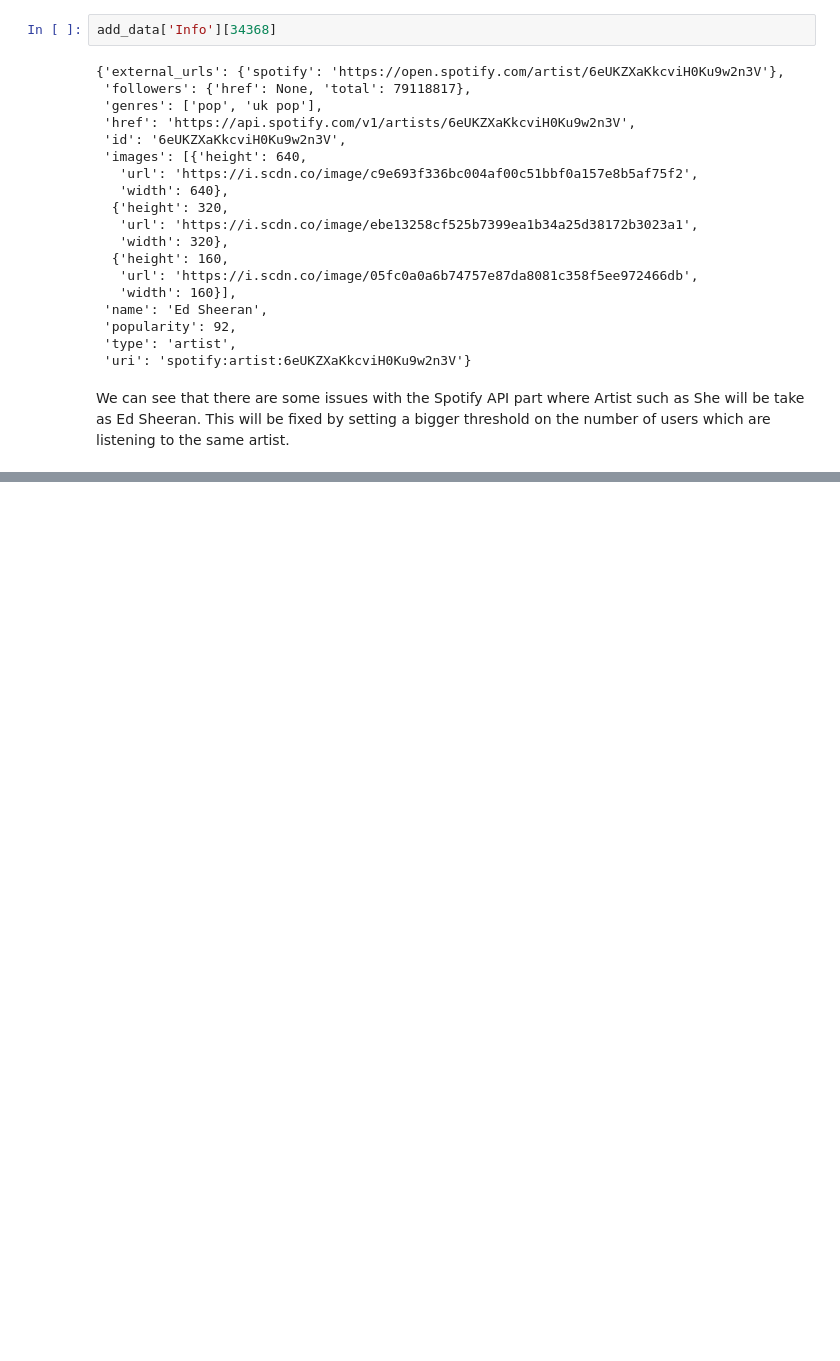
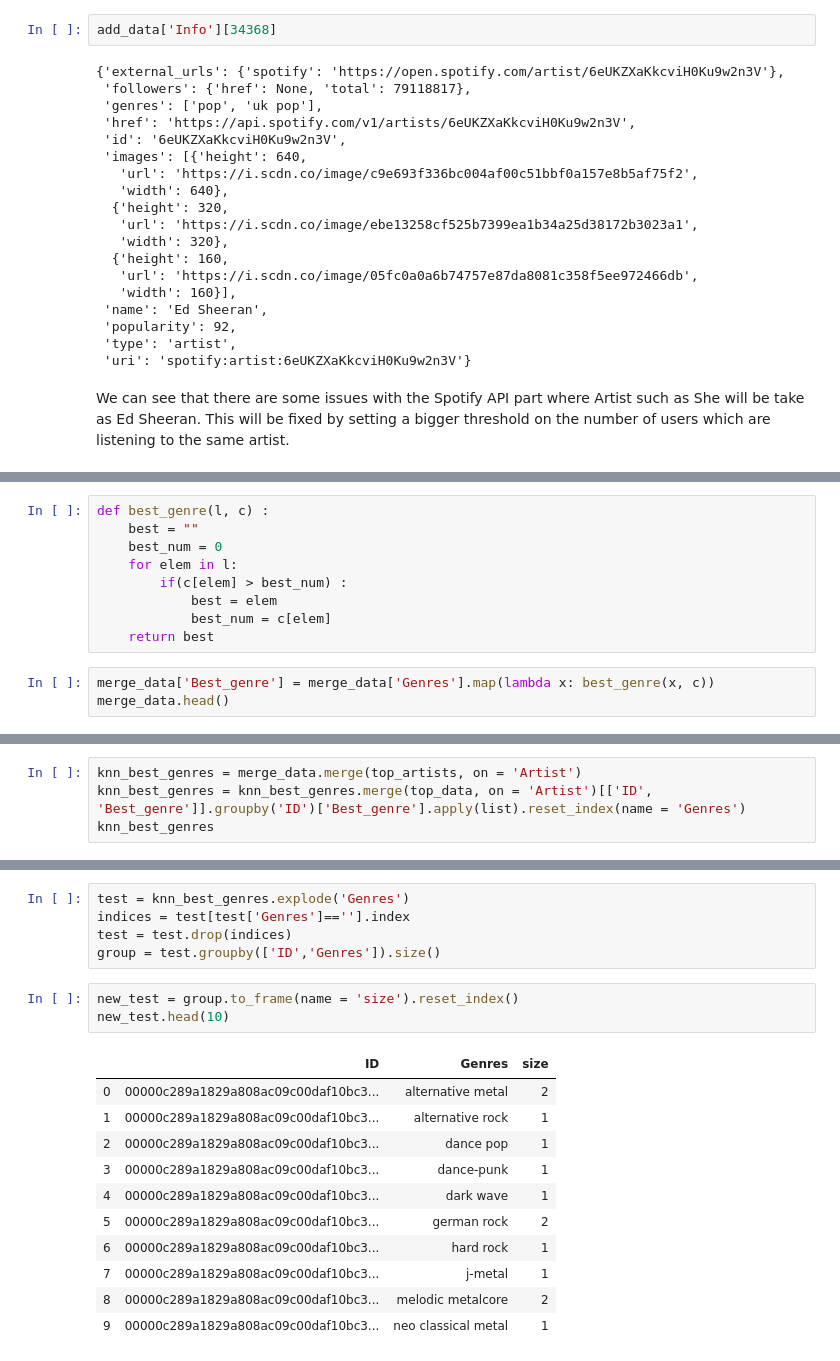
Before and after one commit to Caotick/mlbd-project, a Jupyter notebook: mlbd_project_spotify_api.ipynb, the cells around one changed output, grey strips where cells are left out. Cells and saved outputs as stored; diff of their text form; blank space fills up the shorter version.

Commit message:
knn based on genres added

```diff
--- a/mlbd_project_spotify_api.ipynb
+++ b/mlbd_project_spotify_api.ipynb
@@ -336,0 +471,12 @@ multipleUsers
+# %%
+def best_genre(l, c) :
+    best = ""
+    best_num = 0
+    for elem in l:
+        if(c[elem] > best_num) :
+            best = elem
+            best_num = c[elem]
+    return best
+# %%
+merge_data['Best_genre'] = merge_data['Genres'].map(lambda x: best_genre(x, c))
+merge_data.head()
@@ -336,0 +495,4 @@ multipleUsers
+# %%
+knn_best_genres = merge_data.merge(top_artists, on = 'Artist')
+knn_best_genres = knn_best_genres.merge(top_data, on = 'Artist')[['ID', 'Best_genre']].groupby('ID')['Best_genre'].apply(list).reset_index(name = 'Genres')
+knn_best_genres
@@ -336,0 +513,20 @@ multipleUsers
+# %%
+test = knn_best_genres.explode('Genres')
+indices = test[test['Genres']==''].index
+test = test.drop(indices)
+group = test.groupby(['ID','Genres']).size()
+# %%
+new_test = group.to_frame(name = 'size').reset_index()
+new_test.head(10)
+# %% [output]
+|  | ID | Genres | size |
+| 0 | 00000c289a1829a808ac09c00daf10bc3... | alternative metal | 2 |
+| 1 | 00000c289a1829a808ac09c00daf10bc3... | alternative rock | 1 |
+| 2 | 00000c289a1829a808ac09c00daf10bc3... | dance pop | 1 |
+| 3 | 00000c289a1829a808ac09c00daf10bc3... | dance-punk | 1 |
+| 4 | 00000c289a1829a808ac09c00daf10bc3... | dark wave | 1 |
+| 5 | 00000c289a1829a808ac09c00daf10bc3... | german rock | 2 |
+| 6 | 00000c289a1829a808ac09c00daf10bc3... | hard rock | 1 |
+| 7 | 00000c289a1829a808ac09c00daf10bc3... | j-metal | 1 |
+| 8 | 00000c289a1829a808ac09c00daf10bc3... | melodic metalcore | 2 |
+| 9 | 00000c289a1829a808ac09c00daf10bc3... | neo classical metal | 1 |
```
Also changed, not shown: parts of 33 cells of this notebook, 1 other file.
